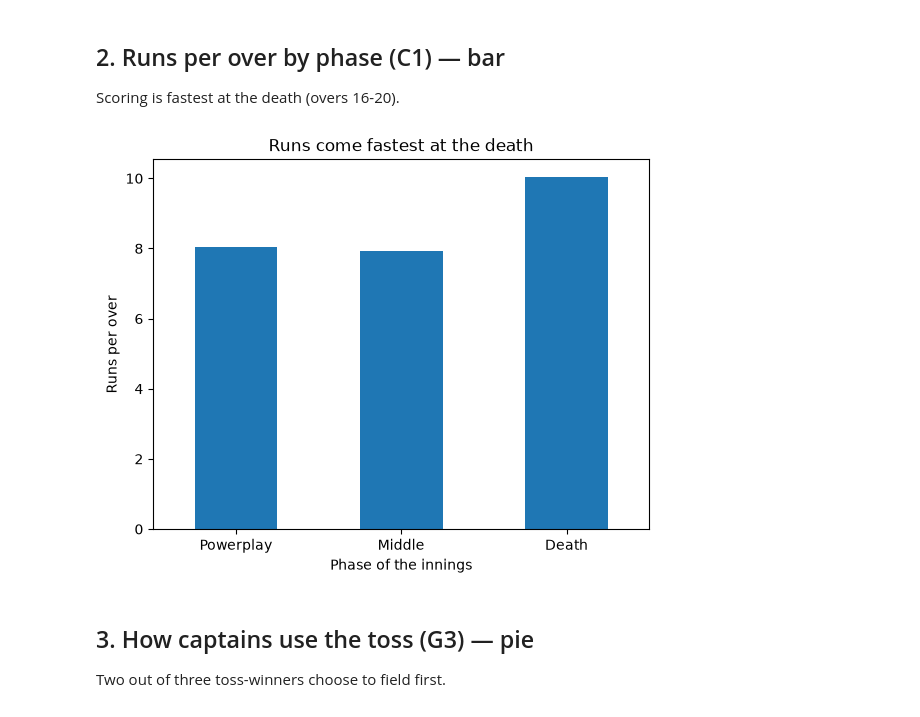
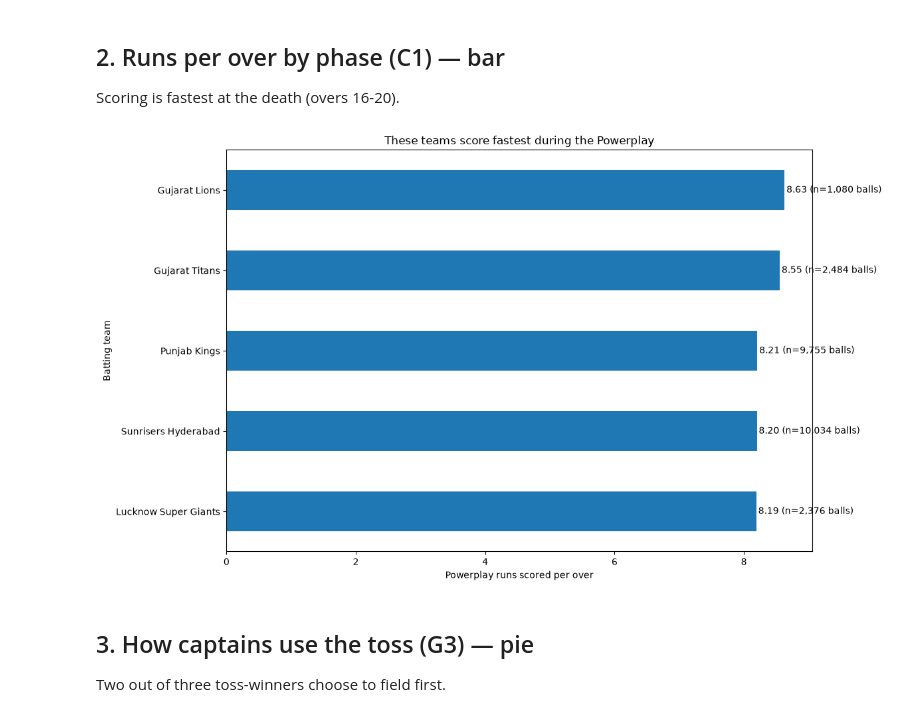
Before and after one commit to muhammed-naveed/ipl-cricket-analytics, a Jupyter notebook: notebooks/03_analysis.ipynb, the cells around one changed output. Saved outputs shown, nothing was run; the diff lists cells and outputs as text; code cells hidden in the pictures.

Commit message:
Figurs

```diff
--- a/notebooks/03_analysis.ipynb
+++ b/notebooks/03_analysis.ipynb
@@ -3475,18 +3486,62 @@ plt.axhline(50, ls="--", c="k"); plt.show()
 Scoring is fastest at the death (overs 16-20).
 # %%
 df = pd.read_sql("""
-    SELECT CASE WHEN over_number<=5 THEN 'Powerplay'
-                WHEN over_number<=14 THEN 'Middle' ELSE 'Death' END AS phase,
-           SUM(total_runs)*6.0 / SUM(CASE WHEN is_wide_ball=0 AND is_no_ball=0 THEN 1 ELSE 0 END) AS runs_per_over
-    FROM deliveries WHERE is_super_over=0
-    GROUP BY phase ORDER BY MIN(over_number)
-""", con, index_col="phase")
-df.plot(kind="bar", rot=0, legend=False, color="#1f77b4",
-        title="Runs come fastest at the death",
-        xlabel="Phase of the innings", ylabel="Runs per over")
+    SELECT
+        batting_team,
+        SUM(total_runs) * 6.0 /
+        SUM(CASE
+                WHEN is_wide_ball = 0 AND is_no_ball = 0 THEN 1
+                ELSE 0
+            END) AS runs_per_over,
+        SUM(CASE
+                WHEN is_wide_ball = 0 AND is_no_ball = 0 THEN 1
+                ELSE 0
+            END) AS balls
+    FROM deliveries
+    WHERE is_super_over = 0
+      AND over_number <= 5
+    GROUP BY batting_team
+    ORDER BY runs_per_over DESC
+    LIMIT 5
+""", con, index_col="batting_team")
+
+ax = df["runs_per_over"].sort_values().plot(
+    kind="barh",
+    figsize=(12, 7),
+    legend=False,
+    color="#1f77b4",
+    title="These teams score fastest during the Powerplay",
+    xlabel="Powerplay runs scored per over",
+    ylabel="Batting team"
+)
+
+# Add values and number of balls
+for i, (rate, balls) in enumerate(
+    zip(df["runs_per_over"].sort_values(),
+        df["balls"].loc[df["runs_per_over"].sort_values().index])
+):
+    ax.text(
+        rate + 0.03,
+        i,
+        f"{rate:.2f} (n={int(balls):,} balls)",
+        va="center",
+        fontsize=10
+    )
+
+plt.tight_layout()
+
+fig = ax.get_figure()
+
+fig.savefig(
+    "../reports/figures/powerplay_runs_by_team.png",
+    dpi=200,
+    bbox_inches="tight"
+)
+
 plt.show()
+plt.close(fig)
 # %% [output]
-[figure, old version]
+[figure, new version]
 # %% [markdown]
 ## 3. How captains use the toss (G3) — pie
 Two out of three toss-winners choose to field first.
```
Also changed, not shown: parts of 12 cells of this notebook, 21 other files.
